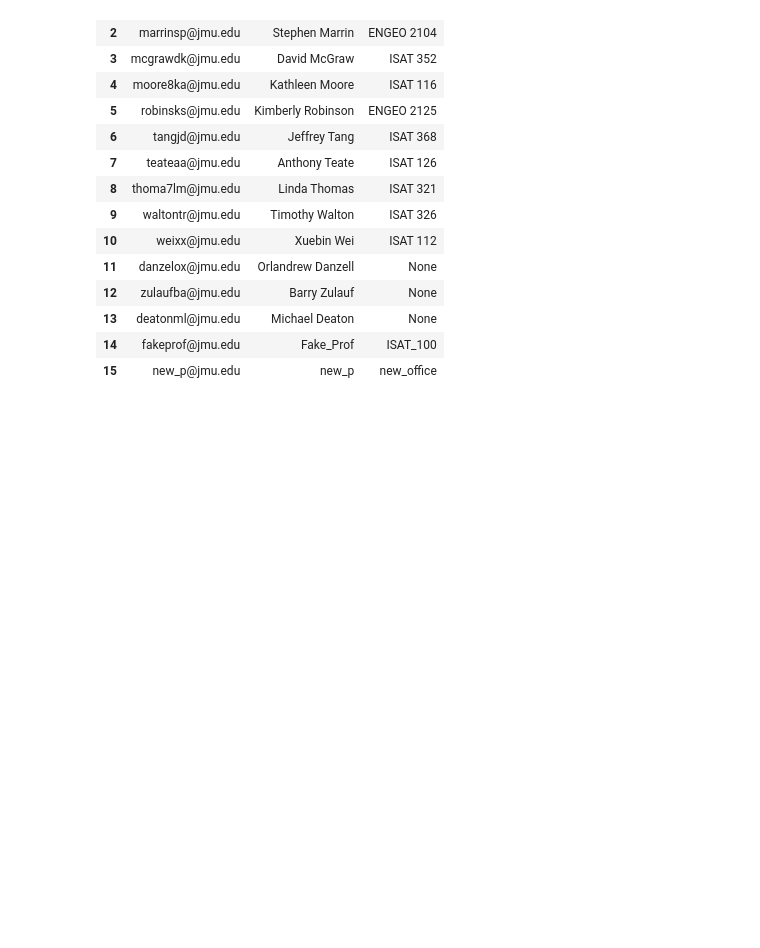
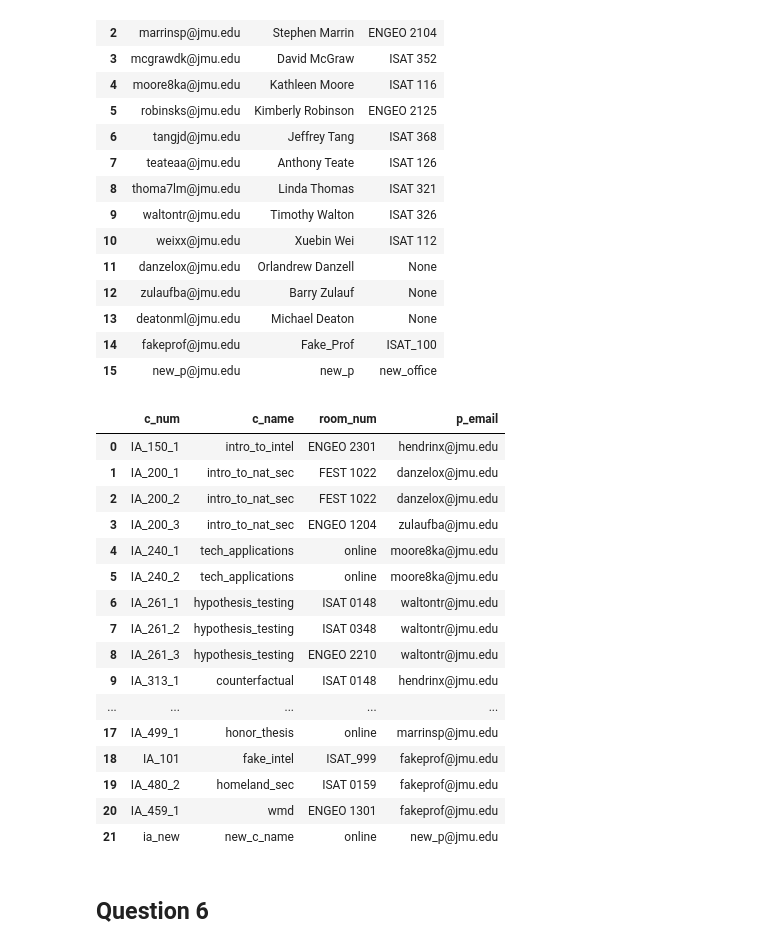
Before and after one commit to gilbrebr/ia_340, a Jupyter notebook: lab4.ipynb, the cells around one changed output. Cells and saved outputs as stored; diff of their text form; code cells hidden in the pictures; blank space fills up the shorter version.

```diff
--- a/lab4.ipynb
+++ b/lab4.ipynb
@@ -139,0 +149,23 @@ df [:]
+# %%
+df = pandas.read_sql_query('select * from gp6.course',conn)
+df [:]
+# %% [output]
+|  | c_num | c_name | room_num | p_email |
+| 0 | IA_150_1 | intro_to_intel | ENGEO 2301 | hendrinx@jmu.edu |
+| 1 | IA_200_1 | intro_to_nat_sec | FEST 1022 | danzelox@jmu.edu |
+| 2 | IA_200_2 | intro_to_nat_sec | FEST 1022 | danzelox@jmu.edu |
+| 3 | IA_200_3 | intro_to_nat_sec | ENGEO 1204 | zulaufba@jmu.edu |
+| 4 | IA_240_1 | tech_applications | online | moore8ka@jmu.edu |
+| 5 | IA_240_2 | tech_applications | online | moore8ka@jmu.edu |
+| 6 | IA_261_1 | hypothesis_testing | ISAT 0148 | waltontr@jmu.edu |
+| 7 | IA_261_2 | hypothesis_testing | ISAT 0348 | waltontr@jmu.edu |
+| 8 | IA_261_3 | hypothesis_testing | ENGEO 2210 | waltontr@jmu.edu |
+| 9 | IA_313_1 | counterfactual | ISAT 0148 | hendrinx@jmu.edu |
+| ... | ... | ... | ... | ... |
+| 17 | IA_499_1 | honor_thesis | online | marrinsp@jmu.edu |
+| 18 | IA_101 | fake_intel | ISAT_999 | fakeprof@jmu.edu |
+| 19 | IA_480_2 | homeland_sec | ISAT 0159 | fakeprof@jmu.edu |
+| 20 | IA_459_1 | wmd | ENGEO 1301 | fakeprof@jmu.edu |
+| 21 | ia_new | new_c_name | online | new_p@jmu.edu |
+# %% [markdown]
+## Question 6
```
Also changed, not shown: parts of 15 cells of this notebook.
